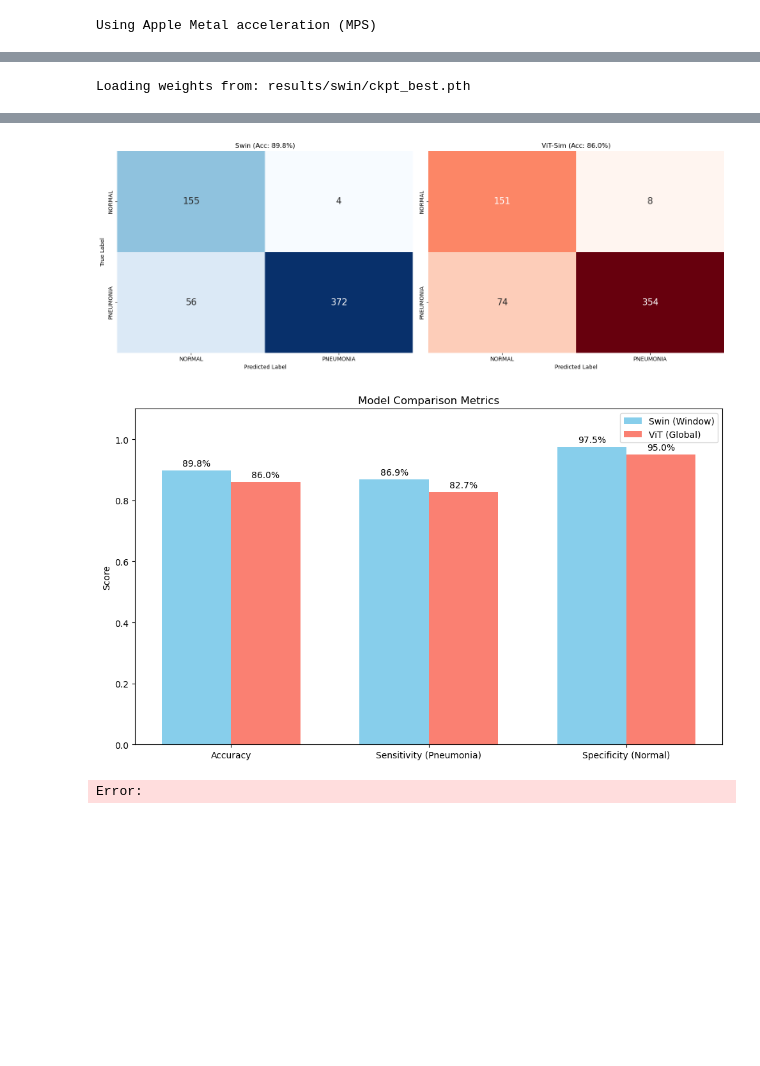
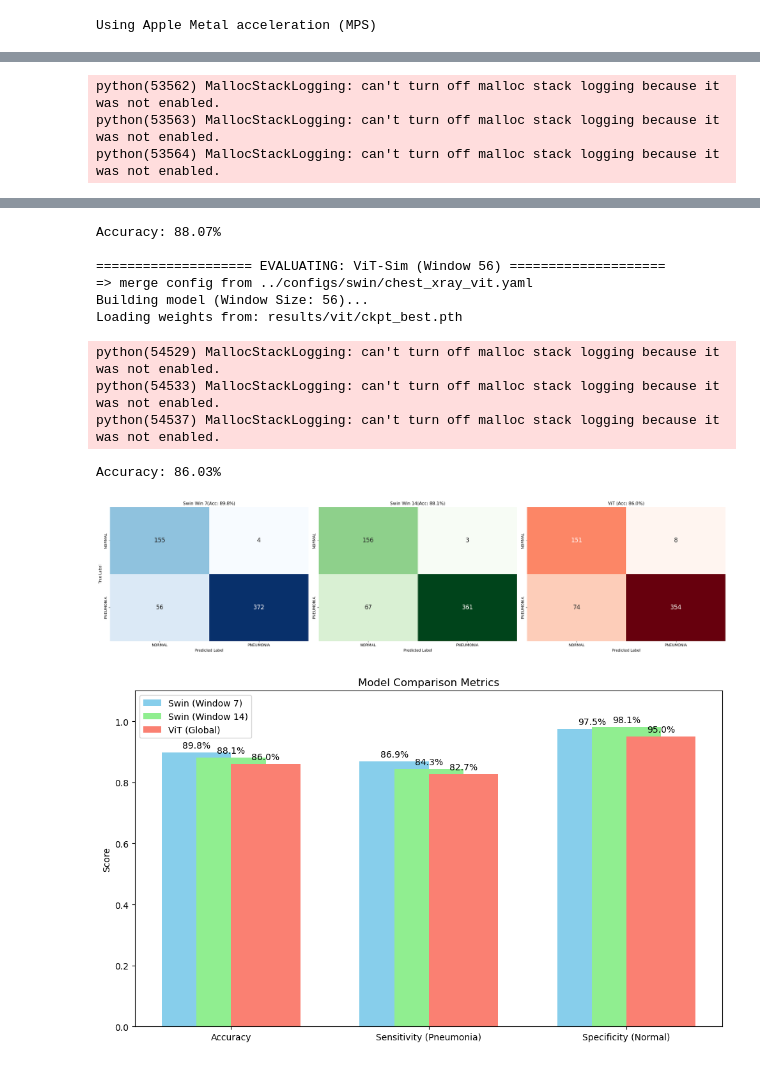
Before and after one commit to ma3ti/Swin-transformer-ChestXray, a Jupyter notebook: finetune/test.ipynb, the cells around one changed output, grey strips where cells are left out. Cells and saved outputs as stored; diff of their text form; code cells hidden in the pictures; blank space fills up the shorter version.

Commit message:
added swin win14 comparison. Improvd readme.md file. test.ipynb notebook improved

```diff
--- a/finetune/test.ipynb
+++ b/finetune/test.ipynb
@@ -63,4 +60,9 @@ class Args:
     fused_layernorm = False
     optim = "adamw"
     local_rank = 0
+
+
+swin7_log_path = 'results/swin/log_rank0.txt'
+swin14_log_path = 'results/swin14/log_rank0.txt'
+vit_log_path = 'results/vit/log_rank0.txt'
 # %%
@@ -250,17 +253,14 @@ def evaluate_model(model_name, config_path, checkpoint_path, test_loader, classe
     return metrics
 # %%
 def main():
-    # --- PATHS (Modifica questi percorsi se necessario) ---
     test_dir = "../dataset/chest_xray_new/test"
-
-    # PERCORSI SWIN (Standard)
-    swin_cfg = "../configs/swin/chest_xray_finetune.yaml"
-    swin_ckpt = "results/swin/ckpt_best.pth"
-    # PERCORSI VIT (Simulato)
+    swin7_cfg = "../configs/swin/chest_xray_finetune.yaml"
+    swin7_ckpt = "results/swin/ckpt_best.pth"
+    swin14_cfg = "../configs/swin/chest_xray_finetune14.yaml"
+    swin14_ckpt = "results/swin14/ckpt_best.pth"
     vit_cfg = "../configs/swin/chest_xray_vit.yaml"
     vit_ckpt = "results/vit/ckpt_best.pth"
 
-    # --- DATA LOADING (Comune per entrambi) ---
     print(f"Loading Test Data from {test_dir}...")
     test_transforms = transforms.Compose([
         transforms.Resize((224, 224)),
@@ -271,70 +271,69 @@ def main():
     test_loader = DataLoader(test_dataset, batch_size=32, shuffle=False, num_workers=4, pin_memory=True)
     classes = test_dataset.classes
 
-    # --- RUN EVALUATIONS ---
-    results_swin = evaluate_model("Swin (Window 7)", swin_cfg, swin_ckpt, test_loader, classes)
+    results_swin7 = evaluate_model("Swin (Window 7)", swin7_cfg, swin7_ckpt, test_loader, classes)
+    results_swin14 = evaluate_model("Swin (Window 14)", swin14_cfg, swin14_ckpt, test_loader, classes)
     results_vit = evaluate_model("ViT-Sim (Window 56)", vit_cfg, vit_ckpt, test_loader, classes)
 
-    if results_swin is None or results_vit is None:
-        print("Impossibile procedere col confronto: mancano dei file.")
+    if results_swin7 is None or results_swin14 is None or results_vit is None:
+        print("Impossible to proceed with comparison: missing files.")
         return
 
-    print("\n" + "="*50)
-    print("COMPARISON RESULTS")
-    print("="*50)
 
-    # --- PLOT 1: CONFUSION MATRICES SIDE-BY-SIDE ---
-    fig, axes = plt.subplots(1, 2, figsize=(16, 6))
+    fig, axes = plt.subplots(1, 3, figsize=(24, 6))
 
-    # Swin Plot
-    sns.heatmap(results_swin['cm'], annot=True, fmt='d', cmap='Blues', cbar=False, ax=axes[0],
+    sns.heatmap(results_swin7['cm'], annot=True, fmt='d', cmap='Blues', cbar=False, ax=axes[0],
                 xticklabels=classes, yticklabels=classes, annot_kws={"size": 16})
-    axes[0].set_title(f"Swin (Acc: {results_swin['accuracy']:.1%})")
+    axes[0].set_title(f"Swin Win 7(Acc: {results_swin7['accuracy']:.1%})")
     axes[0].set_ylabel('True Label')
     axes[0].set_xlabel('Predicted Label')
 
-    # ViT Plot
-    sns.heatmap(results_vit['cm'], annot=True, fmt='d', cmap='Reds', cbar=False, ax=axes[1],
+    sns.heatmap(results_swin14['cm'], annot=True, fmt='d', cmap='Greens', cbar=False, ax=axes[1],
                 xticklabels=classes, yticklabels=classes, annot_kws={"size": 16})
-    axes[1].set_title(f"ViT-Sim (Acc: {results_vit['accuracy']:.1%})")
+    axes[1].set_title(f"Swin Win 14(Acc: {results_swin14['accuracy']:.1%})")
     axes[1].set_xlabel('Predicted Label')
 
+    sns.heatmap(results_vit['cm'], annot=True, fmt='d', cmap='Reds', cbar=False, ax=axes[2],
+                xticklabels=classes, yticklabels=classes, annot_kws={"size": 16})
+    axes[2].set_title(f"ViT (Acc: {results_vit['accuracy']:.1%})")
+    axes[2].set_xlabel('Predicted Label')
     plt.tight_layout()
     plt.show()
 
-    # --- PLOT 2: METRICS BAR CHART ---
+
     labels = ['Accuracy', 'Sensitivity (Pneumonia)', 'Specificity (Normal)']
 
-    swin_vals = [results_swin['accuracy'], results_swin['sensitivity'], results_swin['specificity']]
+    swin7_vals = [results_swin7['accuracy'], results_swin7['sensitivity'], results_swin7['specificity']]
+    swin14_vals = [results_swin14['accuracy'], results_swin14['sensitivity'], results_swin14['specificity']]
     vit_vals = [results_vit['accuracy'], results_vit['sensitivity'], results_vit['specificity']]
 
     x = np.arange(len(labels))
     width = 0.35
 
     fig, ax = plt.subplots(figsize=(10, 6))
-    rects1 = ax.bar(x - width/2, swin_vals, width, label='Swin (Window)', color='skyblue')
-    rects2 = ax.bar(x + width/2, vit_vals, width, label='ViT (Global)', color='salmon')
+    rects1 = ax.bar(x - width/2, swin7_vals, width, label='Swin (Window 7)', color='skyblue')
+    rects2 = ax.bar(x, swin14_vals, width, label='Swin (Window 14)', color='lightgreen')
+    rects3 = ax.bar(x + width/2, vit_vals, width, label='ViT (Global)', color='salmon')
 
     ax.set_ylabel('Score')
     ax.set_title('Model Comparison Metrics')
     ax.set_xticks(x)
     ax.set_xticklabels(labels)
     ax.legend()
-    ax.set_ylim(0, 1.1) # Asse Y fino a 1.1 per far stare le etichette
+    ax.set_ylim(0, 1.1)
 
-    # Funzione per etichette sulle barre
     def autolabel(rects):
         for rect in rects:
             height = rect.get_height()
             ax.annotate(f'{height:.1%}',
                         xy=(rect.get_x() + rect.get_width() / 2, height),
-                        xytext=(0, 3),  # 3 points vertical offset
+                        xytext=(0, 3),
                         textcoords="offset points",
                         ha='center', va='bottom')
 
     autolabel(rects1)
     autolabel(rects2)
-
+    autolabel(rects3)
     plt.tight_layout()
     plt.show()
 
@@ -349,3 +349,5 @@ Building model (Window Size: 7)...
-Loading weights from: results/swin/ckpt_best.pth
+python(53562) MallocStackLogging: can't turn off malloc stack logging because it was not enabled.
+python(53563) MallocStackLogging: can't turn off malloc stack logging because it was not enabled.
+python(53564) MallocStackLogging: can't turn off malloc stack logging because it was not enabled.
 Accuracy: 89.78%
 
@@ -361,3 +361,12 @@ COMPARISON RESULTS
+Accuracy: 88.07%
+
+==================== EVALUATING: ViT-Sim (Window 56) ====================
+=> merge config from ../configs/swin/chest_xray_vit.yaml
+Building model (Window Size: 56)...
+Loading weights from: results/vit/ckpt_best.pth
+python(54529) MallocStackLogging: can't turn off malloc stack logging because it was not enabled.
+python(54533) MallocStackLogging: can't turn off malloc stack logging because it was not enabled.
+python(54537) MallocStackLogging: can't turn off malloc stack logging because it was not enabled.
+Accuracy: 86.03%
-[figure, old version]
+[figure, new version]
-[figure, old version]
+[figure, new version]
-Error:
```
Also changed, not shown: parts of 6 cells of this notebook, 6 other files.
